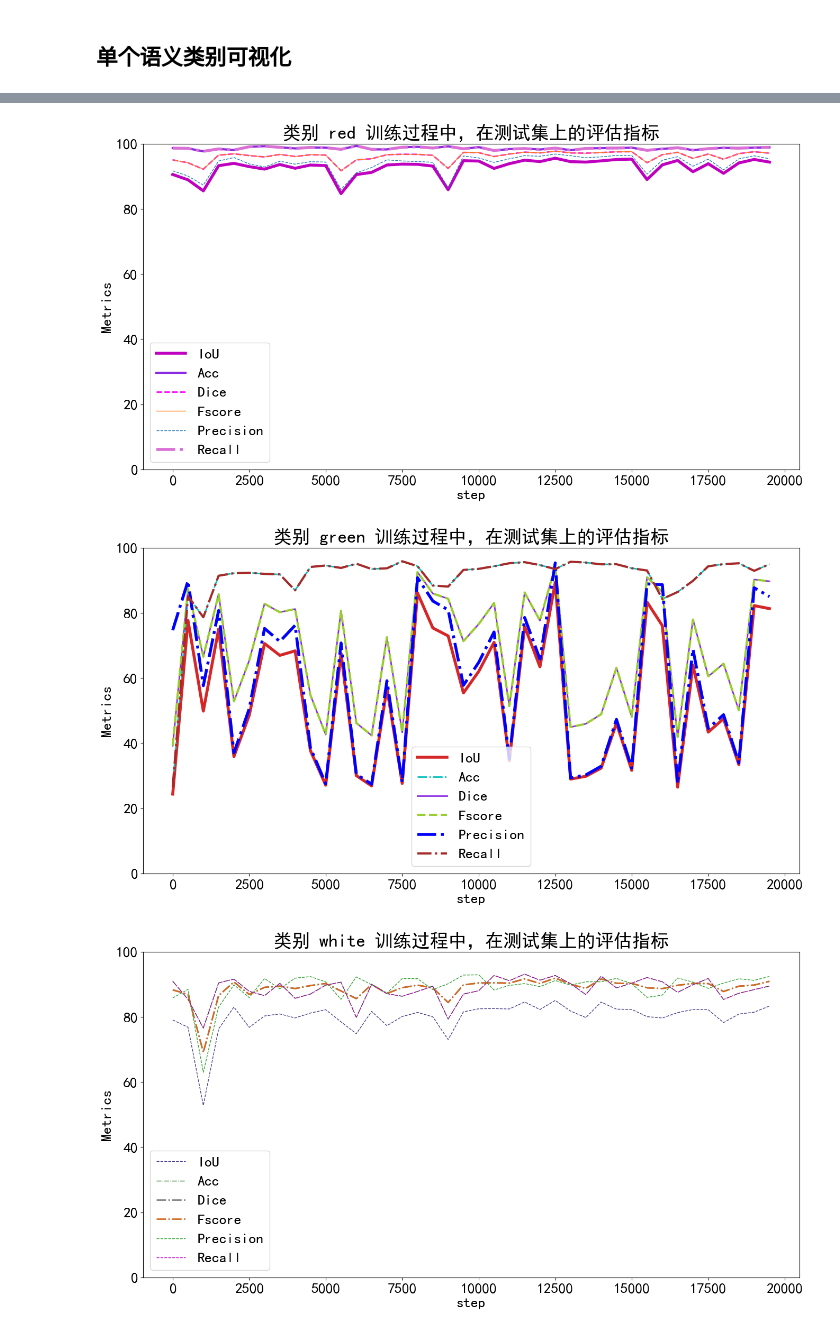
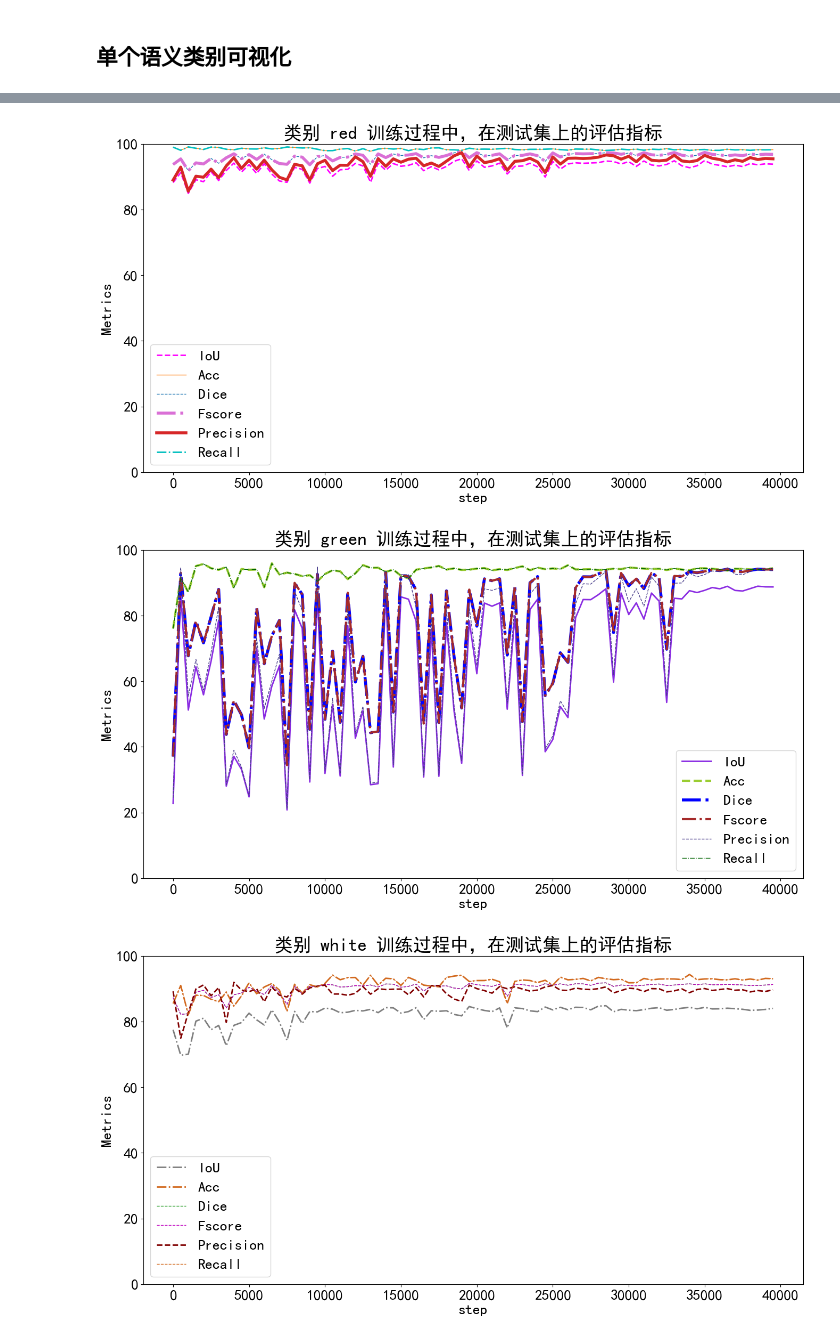
Before and after one commit to Speike-SHL/mmSegmentation_tutorial, a Jupyter notebook: myFolder/H-可视化训练日志.ipynb, the cells around one changed output, grey strips where cells are left out. Drawn from its saved outputs; the diff is of its cells as text; code cells hidden in the pictures.

```diff
--- a/myFolder/H-可视化训练日志.ipynb
+++ b/myFolder/H-可视化训练日志.ipynb
@@ -16,8 +16,11 @@ plt.rcParams['axes.unicode_minus']=False  # windows中用来正常显示负号
 # full_log_path = 'myFolder/work_dirs/ZihaoDataset-FastSCNN/20230808_033757/vis_data/scalars.json'
 # single_log_path = 'myFolder/work_dirs/ZihaoDataset-FastSCNN/20230808_033757/20230808_033757.log'
 
-full_log_path = 'myFolder/work_dirs/ZihaoDataset-DeepLabV3plus/20230808_135009/vis_data/scalars.json'
-single_log_path = 'myFolder/work_dirs/ZihaoDataset-DeepLabV3plus/20230808_135009/20230808_135009.log'
+# full_log_path = 'myFolder/work_dirs/ZihaoDataset-DeepLabV3plus/20230808_135009/vis_data/scalars.json'
+# single_log_path = 'myFolder/work_dirs/ZihaoDataset-DeepLabV3plus/20230808_135009/20230808_135009.log'
+
+full_log_path = 'myFolder/work_dirs/ZihaoDataset-PSPNet/20230808_233750/vis_data/scalars.json'
+single_log_path = 'myFolder/work_dirs/ZihaoDataset-PSPNet/20230808_233750/20230808_233750.log'
 # %%
 with open(full_log_path, "r") as f:
     json_list = f.readlines()
@@ -215,7 +214,7 @@ for each_class in class_list: # 遍历每个类别
     metrics_json[each_class]['metrics'] = find_string
 # %%
 # x = range(0, 30000, 500)
-x = range(0,20000,500)
+x = range(0,40000,500)
 for each_class in class_list: # 遍历每个类别
     each_class_metrics = np.array(metrics_json[each_class]['metrics'])
     if len(x) != len(each_class_metrics):
@@ -239,3 +238,3 @@ for each_class in class_list: # 遍历每个类别
-[figure, old version]
+[figure, new version]
-[figure, old version]
+[figure, new version]
-[figure, old version]
+[figure, new version]
```
Also changed, not shown: parts of 7 cells of this notebook, 9 other files.
